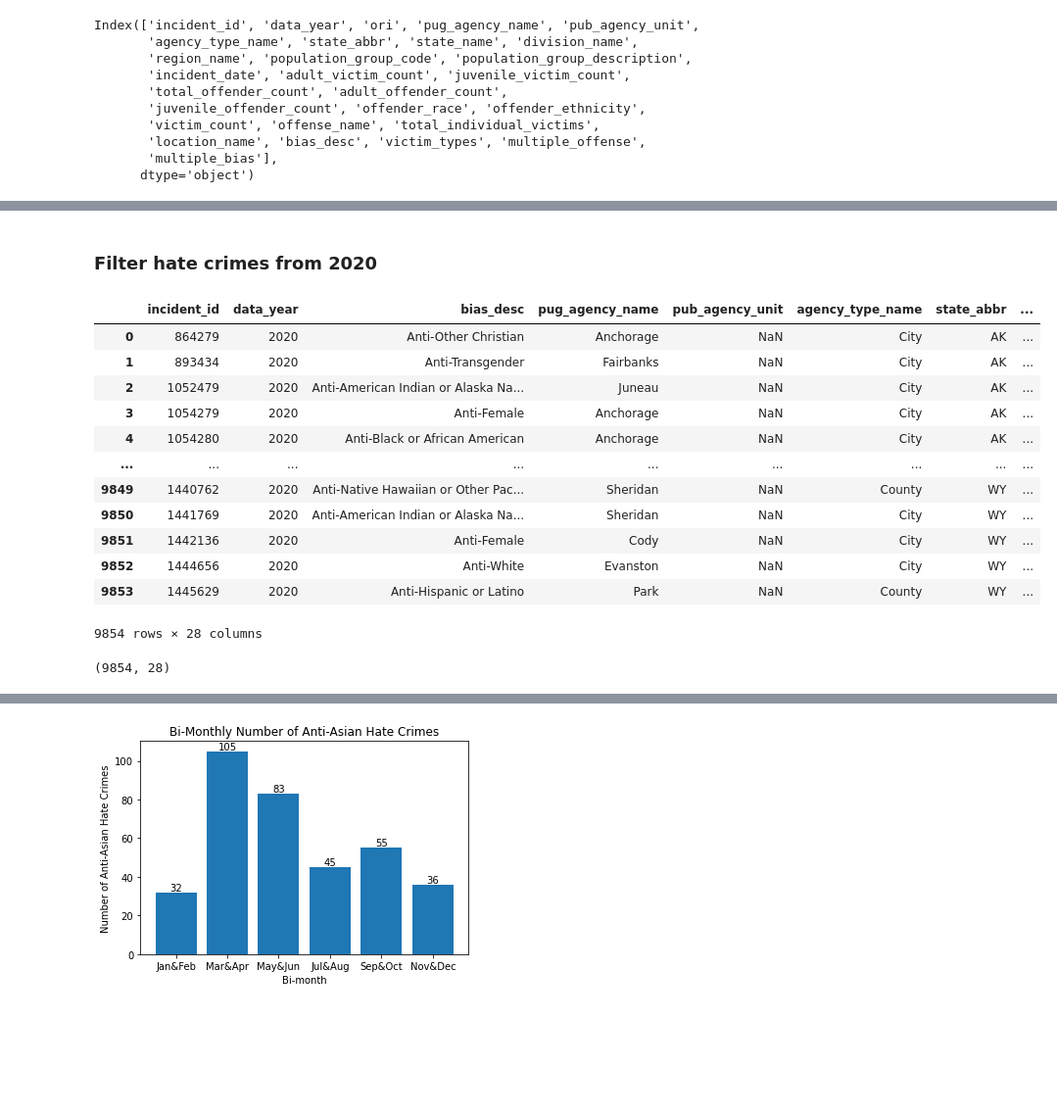
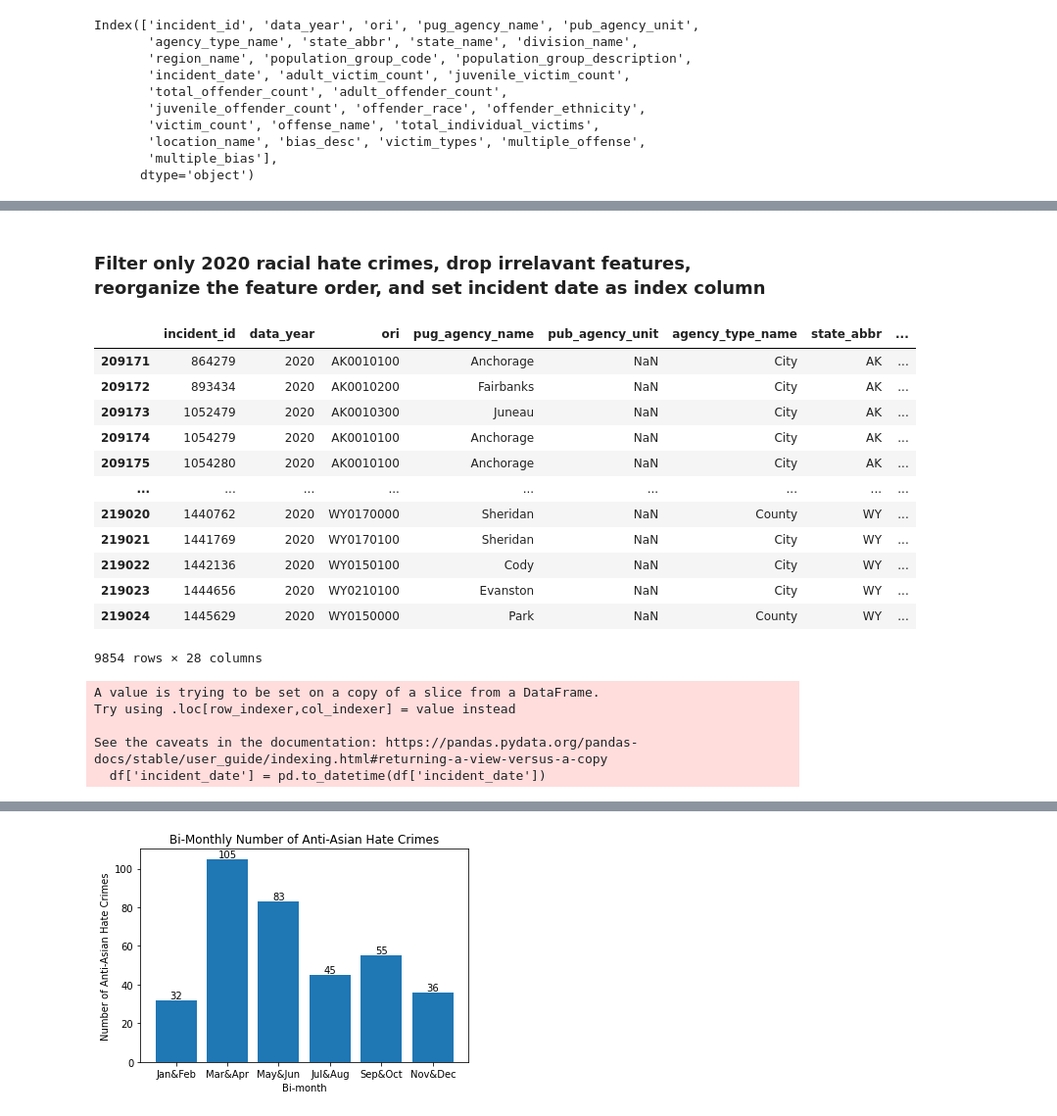
Before and after one commit to macs30200-s23/replication-materials-yuzhouw313, a Jupyter notebook: FBI_hatecrime/crime_analysis.ipynb, the cells around one changed output, grey strips where cells are left out. Shown at 98% size. Drawn from its saved outputs; the diff is of its cells as text; code cells hidden in the pictures; blank space fills up the shorter version.

```diff
--- a/FBI_hatecrime/crime_analysis.ipynb
+++ b/FBI_hatecrime/crime_analysis.ipynb
@@ -39,17 +35,3 @@ Index(['incident_id', 'data_year', 'ori', 'pug_agency_name', 'pub_agency_unit',
        'location_name', 'bias_desc', 'victim_types', 'multiple_offense',
        'multiple_bias'],
       dtype='object')
-# %%
-temp_col = df['ori']
-df['ori'] = df['bias_desc']
-df['bias_desc'] = temp_col
-df.columns = ['incident_id', 'data_year', 'bias_desc', 'pug_agency_name', 'pub_agency_unit',
-       'agency_type_name', 'state_abbr', 'state_name', 'division_name',
-       'region_name', 'population_group_code', 'population_group_description',
-       'incident_date', 'adult_victim_count', 'juvenile_victim_count',
-       'total_offender_count', 'adult_offender_count',
-       'juvenile_offender_count', 'offender_race', 'offender_ethnicity',
-       'victim_count', 'offense_name', 'total_individual_victims',
-       'location_name', 'ori', 'victim_types', 'multiple_offense',
-       'multiple_bias']
-df
@@ -70,24 +38,28 @@ df
-# %% [markdown]
-### Filter hate crimes from 2020
+# %% [markdown]
+### Filter only 2020 racial hate crimes, drop irrelavant features, reorganize the feature order, and set incident date as index column
 # %%
-df = df[df['data_year']==2020]
-df = df.reset_index(drop=True)
+df = df.loc[df['data_year'] == 2020]
 df
 # %% [output]
-|  | incident_id | data_year | bias_desc | pug_agency_name | pub_agency_unit | agency_type_name | state_abbr | ... |
-| 0 | 864279 | 2020 | Anti-Other Christian | Anchorage | NaN | City | AK | ... |
-| 1 | 893434 | 2020 | Anti-Transgender | Fairbanks | NaN | City | AK | ... |
-| 2 | 1052479 | 2020 | Anti-American Indian or Alaska Na... | Juneau | NaN | City | AK | ... |
-| 3 | 1054279 | 2020 | Anti-Female | Anchorage | NaN | City | AK | ... |
-| 4 | 1054280 | 2020 | Anti-Black or African American | Anchorage | NaN | City | AK | ... |
+|  | incident_id | data_year | ori | pug_agency_name | pub_agency_unit | agency_type_name | state_abbr | ... |
+| 209171 | 864279 | 2020 | AK0010100 | Anchorage | NaN | City | AK | ... |
+| 209172 | 893434 | 2020 | AK0010200 | Fairbanks | NaN | City | AK | ... |
+| 209173 | 1052479 | 2020 | AK0010300 | Juneau | NaN | City | AK | ... |
+| 209174 | 1054279 | 2020 | AK0010100 | Anchorage | NaN | City | AK | ... |
+| 209175 | 1054280 | 2020 | AK0010100 | Anchorage | NaN | City | AK | ... |
 | ... | ... | ... | ... | ... | ... | ... | ... | ... |
-| 9849 | 1440762 | 2020 | Anti-Native Hawaiian or Other Pac... | Sheridan | NaN | County | WY | ... |
-| 9850 | 1441769 | 2020 | Anti-American Indian or Alaska Na... | Sheridan | NaN | City | WY | ... |
-| 9851 | 1442136 | 2020 | Anti-Female | Cody | NaN | City | WY | ... |
-| 9852 | 1444656 | 2020 | Anti-White | Evanston | NaN | City | WY | ... |
-| 9853 | 1445629 | 2020 | Anti-Hispanic or Latino | Park | NaN | County | WY | ... |
+| 219020 | 1440762 | 2020 | WY0170000 | Sheridan | NaN | County | WY | ... |
+| 219021 | 1441769 | 2020 | WY0170100 | Sheridan | NaN | City | WY | ... |
+| 219022 | 1442136 | 2020 | WY0150100 | Cody | NaN | City | WY | ... |
+| 219023 | 1444656 | 2020 | WY0210100 | Evanston | NaN | City | WY | ... |
+| 219024 | 1445629 | 2020 | WY0150000 | Park | NaN | County | WY | ... |
 9854 rows × 28 columns
-# %%
-df.shape
-# %% [output]
-(9854, 28)
+# %%
+# Change the type of incident_date from string to datetime
+df['incident_date'] = pd.to_datetime(df['incident_date'])
+# %% [output]
+A value is trying to be set on a copy of a slice from a DataFrame.
+Try using .loc[row_indexer,col_indexer] = value instead
+
+See the caveats in the documentation: https://pandas.pydata.org/pandas-docs/stable/user_guide/indexing.html#returning-a-view-versus-a-copy
+  df['incident_date'] = pd.to_datetime(df['incident_date'])
```
Also changed, not shown: parts of 27 cells of this notebook, 2 other files.
